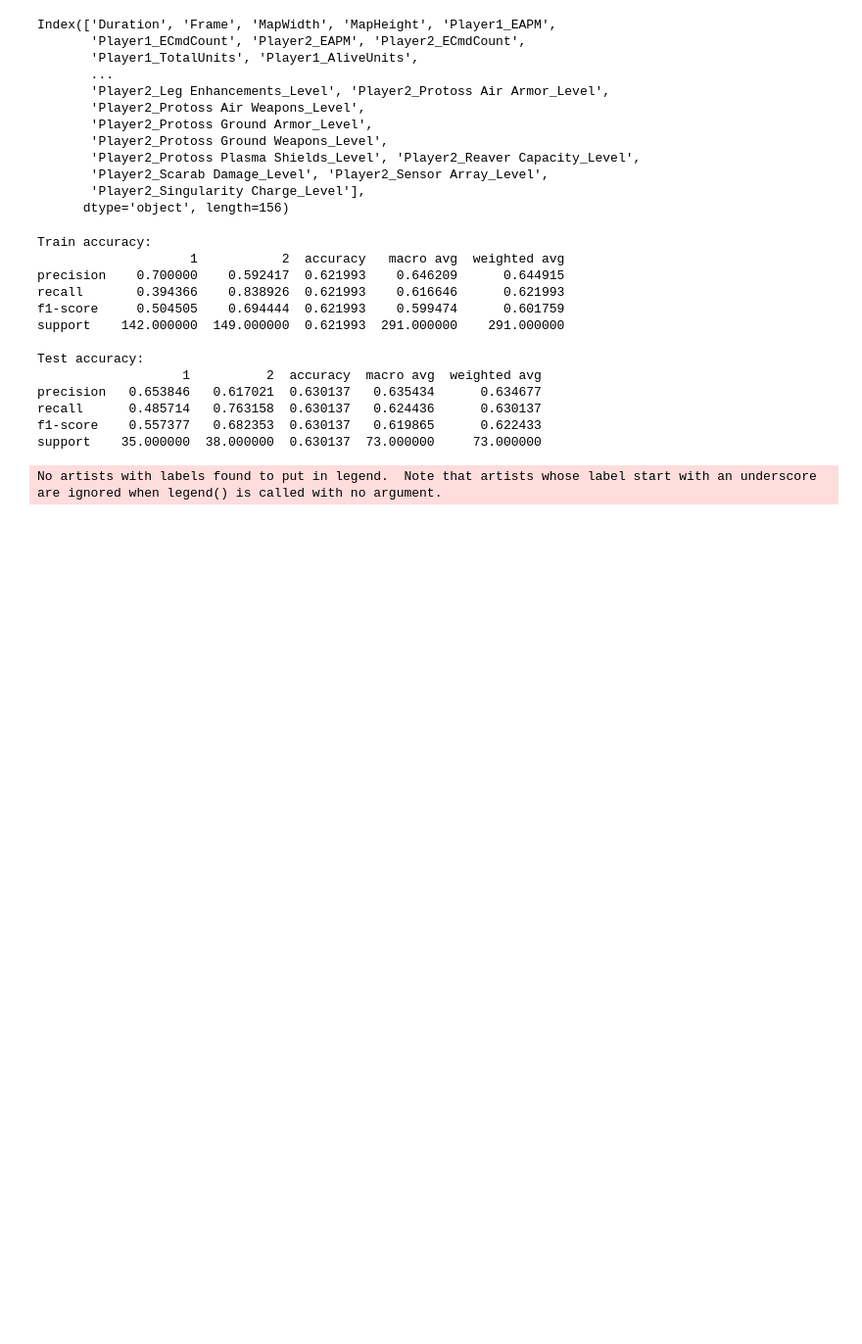
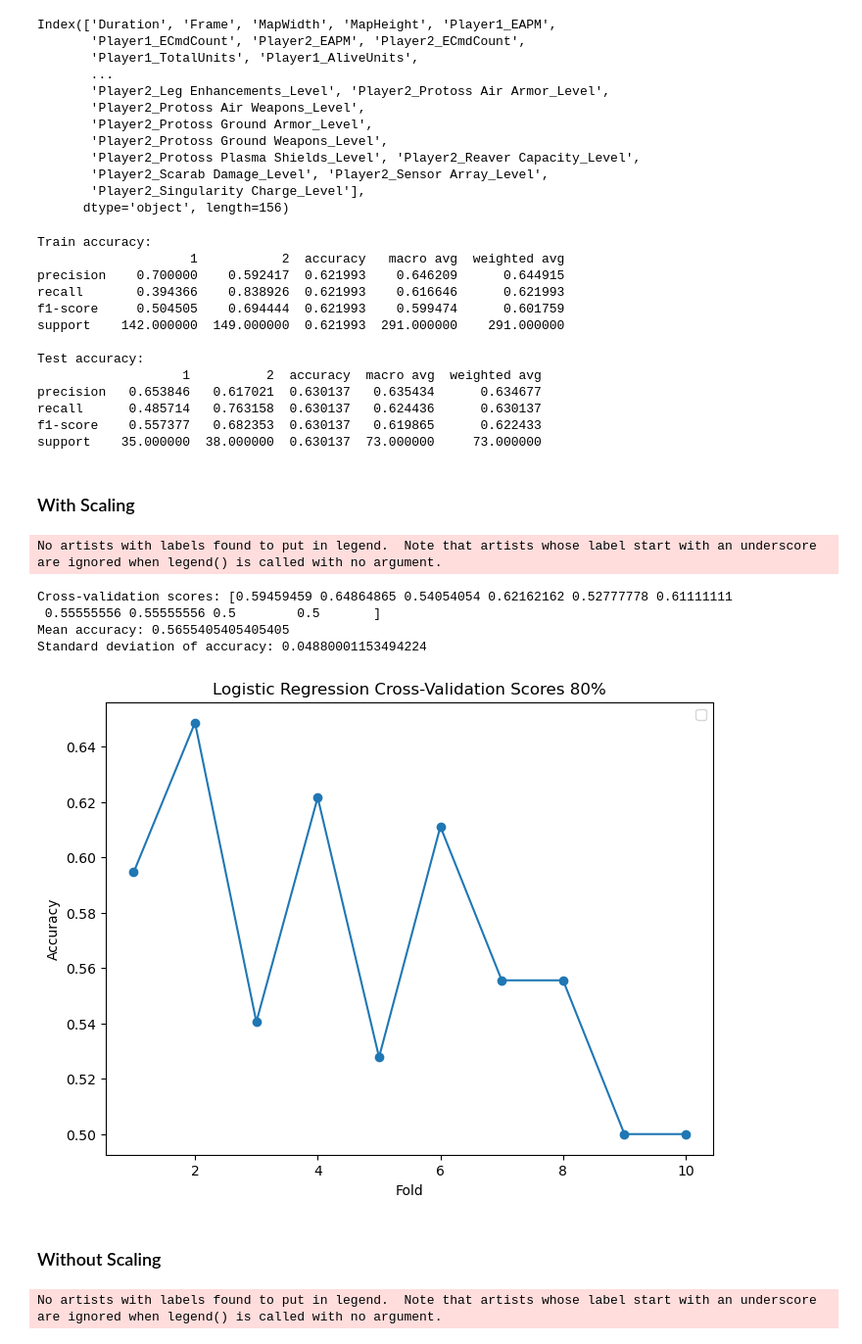
Before and after one commit to Abhinav-kk/StarCraft-Game-Outcome-Prediction, a Jupyter notebook: Project Notebooks/LR_Model.ipynb, the cells around one changed output. Shown: that part at 98% size. Cells and saved outputs as stored; diff of their text form; code cells hidden in the pictures; blank space fills up the shorter version.

```diff
--- a/Project Notebooks/LR_Model.ipynb
+++ b/Project Notebooks/LR_Model.ipynb
@@ -281,6 +282,39 @@ precision   0.653846   0.617021  0.630137   0.635434      0.634677
 recall      0.485714   0.763158  0.630137   0.624436      0.630137
 f1-score    0.557377   0.682353  0.630137   0.619865      0.622433
 support    35.000000  38.000000  0.630137  73.000000     73.000000
+# %% [markdown]
+### With Scaling
+# %%
+from sklearn.model_selection import cross_val_score
+
+# Perform cross-validation
+cv_scores = cross_val_score(lr_clf, X_scaled, y, cv=10)  # You can adjust the number of folds (cv parameter) as needed
+
+# Print cross-validation scores
+print("Cross-validation scores:", cv_scores)
+
+# Calculate and print the mean accuracy and standard deviation of the cross-validation scores
+print("Mean accuracy:", cv_scores.mean())
+print("Standard deviation of accuracy:", cv_scores.std())
+
+cv_scores80 = cv_scores
+# Plot cross-validation scores
+plt.figure(figsize=(8, 6))
+plt.plot(range(1, len(cv_scores) + 1), cv_scores, marker='o', linestyle='-')
+plt.xlabel('Fold')
+plt.ylabel('Accuracy')
+plt.title('Logistic Regression Cross-Validation Scores 80%')
+plt.legend()
+plt.show()
+# %% [output]
+No artists with labels found to put in legend.  Note that artists whose label start with an underscore are ignored when legend() is called with no argument.
+Cross-validation scores: [0.59459459 0.64864865 0.54054054 0.62162162 0.52777778 0.61111111
+ 0.55555556 0.55555556 0.5        0.5       ]
+Mean accuracy: 0.5655405405405405
+Standard deviation of accuracy: 0.04880001153494224
+[figure, added]
+# %% [markdown]
+### Without Scaling
 # %%
 from sklearn.model_selection import cross_val_score
 
```
Also changed, not shown: parts of 1 cell of this notebook, 4 other files.
